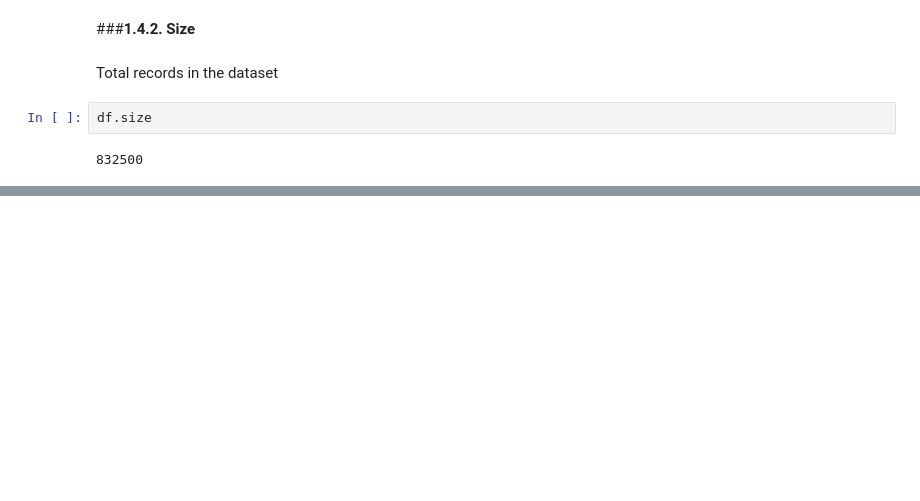
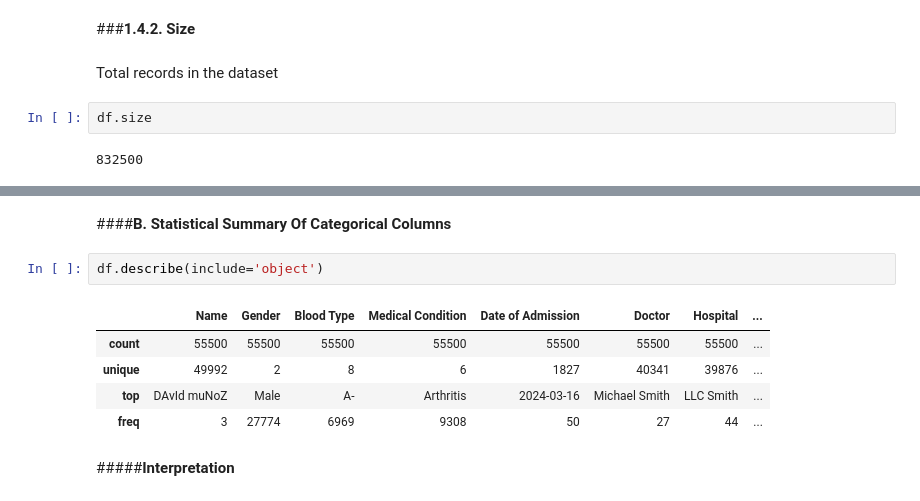
Before and after one commit to Sagarjain93/Healthcare, a Jupyter notebook: Healthcare.ipynb, the cells around one changed output, grey strips where cells are left out. Cells and saved outputs as stored; diff of their text form; blank space fills up the shorter version.

```diff
--- a/Healthcare.ipynb
+++ b/Healthcare.ipynb
@@ -91,0 +170,12 @@ df.size
+# %% [markdown]
+####**B. Statistical Summary Of Categorical Columns**
+# %%
+df.describe(include='object')
+# %% [output]
+|  | Name | Gender | Blood Type | Medical Condition | Date of Admission | Doctor | Hospital | ... |
+| count | 55500 | 55500 | 55500 | 55500 | 55500 | 55500 | 55500 | ... |
+| unique | 49992 | 2 | 8 | 6 | 1827 | 40341 | 39876 | ... |
+| top | DAvId muNoZ | Male | A- | Arthritis | 2024-03-16 | Michael Smith | LLC Smith | ... |
+| freq | 3 | 27774 | 6969 | 9308 | 50 | 27 | 44 | ... |
+# %% [markdown]
+#####**Interpretation**
```
Also changed, not shown: parts of 24 cells of this notebook.
